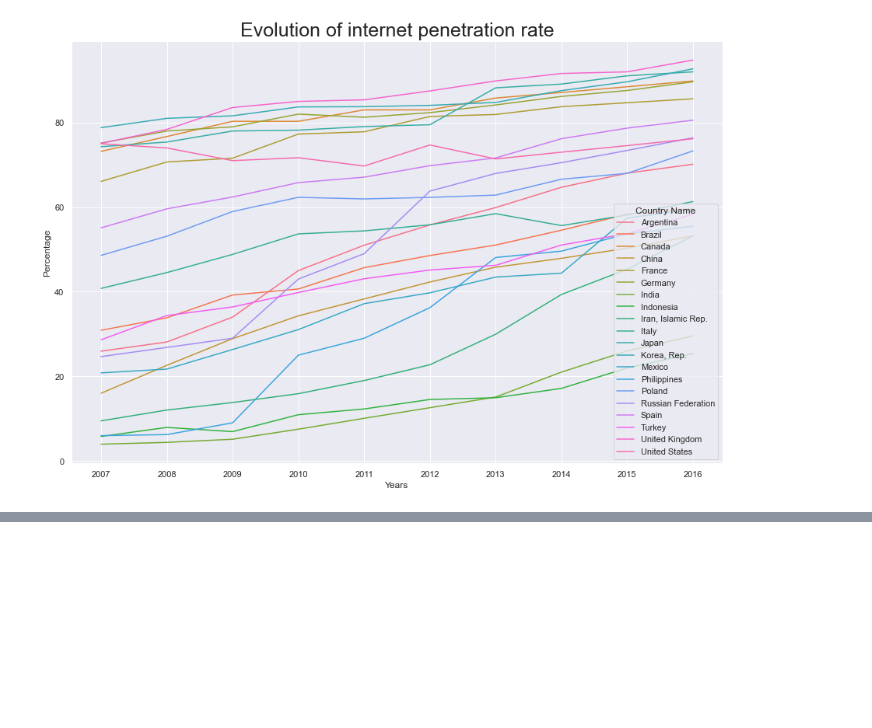
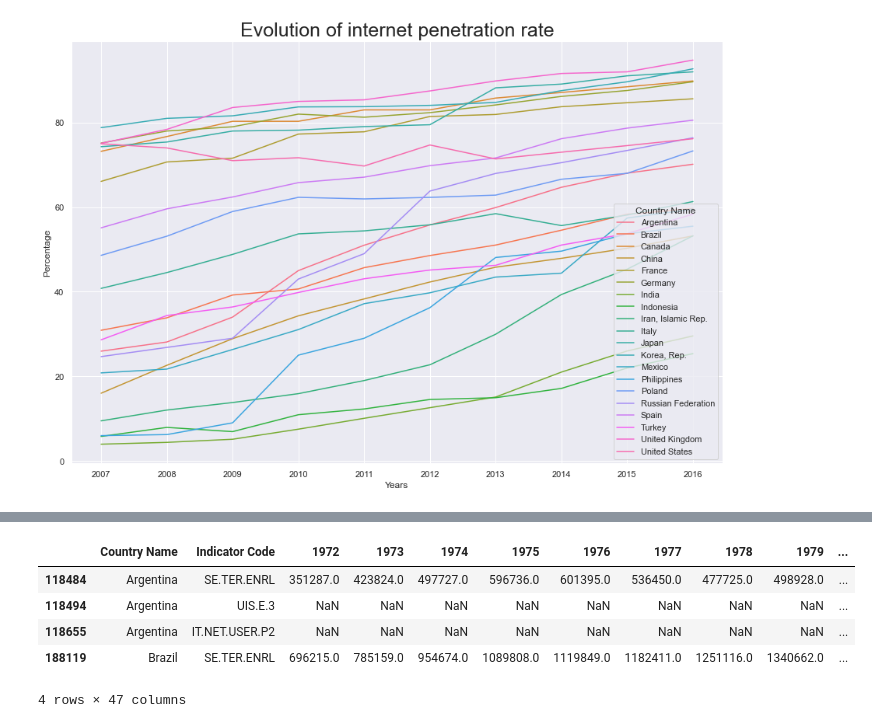
Before and after one commit to samirhinojosa/OC-P2-education-statistics, a Jupyter notebook: notebook.ipynb, the cells around one changed output, grey strips where cells are left out. Cells and saved outputs as stored; diff of their text form; code cells hidden in the pictures; blank space fills up the shorter version.

```diff
--- a/notebook.ipynb
+++ b/notebook.ipynb
@@ -1263,0 +1303,18 @@ plt.show()
+# %%
+df_evolution_potential_customer = df_sample_copy[["Country Name", "Indicator Code"] + YEAR_TO_WORK].copy(deep=True)
+# %%
+# Filter "Countries" based on the list of the first 20 countries of potential clients
+df_evolution_potential_customer = df_evolution_potential_customer[df_evolution_potential_customer["Country Name"].isin(df_potential_customer["Country Name"])]
+# %%
+df_evolution_potential_customer = df_evolution_potential_customer[df_evolution_potential_customer["Indicator Code"].isin(["IT.NET.USER.P2", "SE.TER.ENRL", "UIS.E.3"])]
+# %%
+df_evolution_potential_customer = df_evolution_potential_customer.dropna(axis="columns", how="all")
+# %%
+df_evolution_potential_customer.head(4)
+# %% [output]
+|  | Country Name | Indicator Code | 1972 | 1973 | 1974 | 1975 | 1976 | 1977 | 1978 | 1979 | ... |
+| 118484 | Argentina | SE.TER.ENRL | 351287.0 | 423824.0 | 497727.0 | 596736.0 | 601395.0 | 536450.0 | 477725.0 | 498928.0 | ... |
+| 118494 | Argentina | UIS.E.3 | NaN | NaN | NaN | NaN | NaN | NaN | NaN | NaN | ... |
+| 118655 | Argentina | IT.NET.USER.P2 | NaN | NaN | NaN | NaN | NaN | NaN | NaN | NaN | ... |
+| 188119 | Brazil | SE.TER.ENRL | 696215.0 | 785159.0 | 954674.0 | 1089808.0 | 1119849.0 | 1182411.0 | 1251116.0 | 1340662.0 | ... |
+4 rows × 47 columns
```
Also changed, not shown: parts of 19 cells of this notebook.
